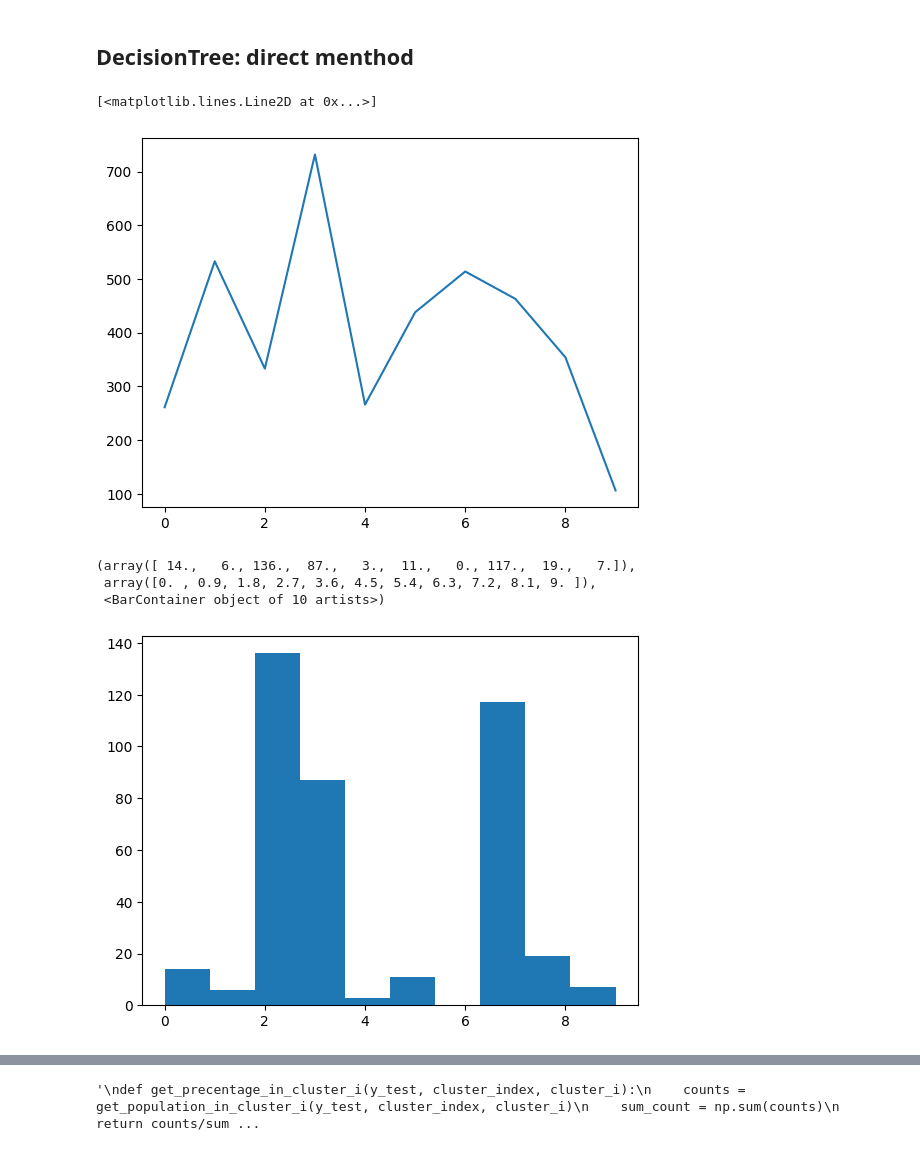
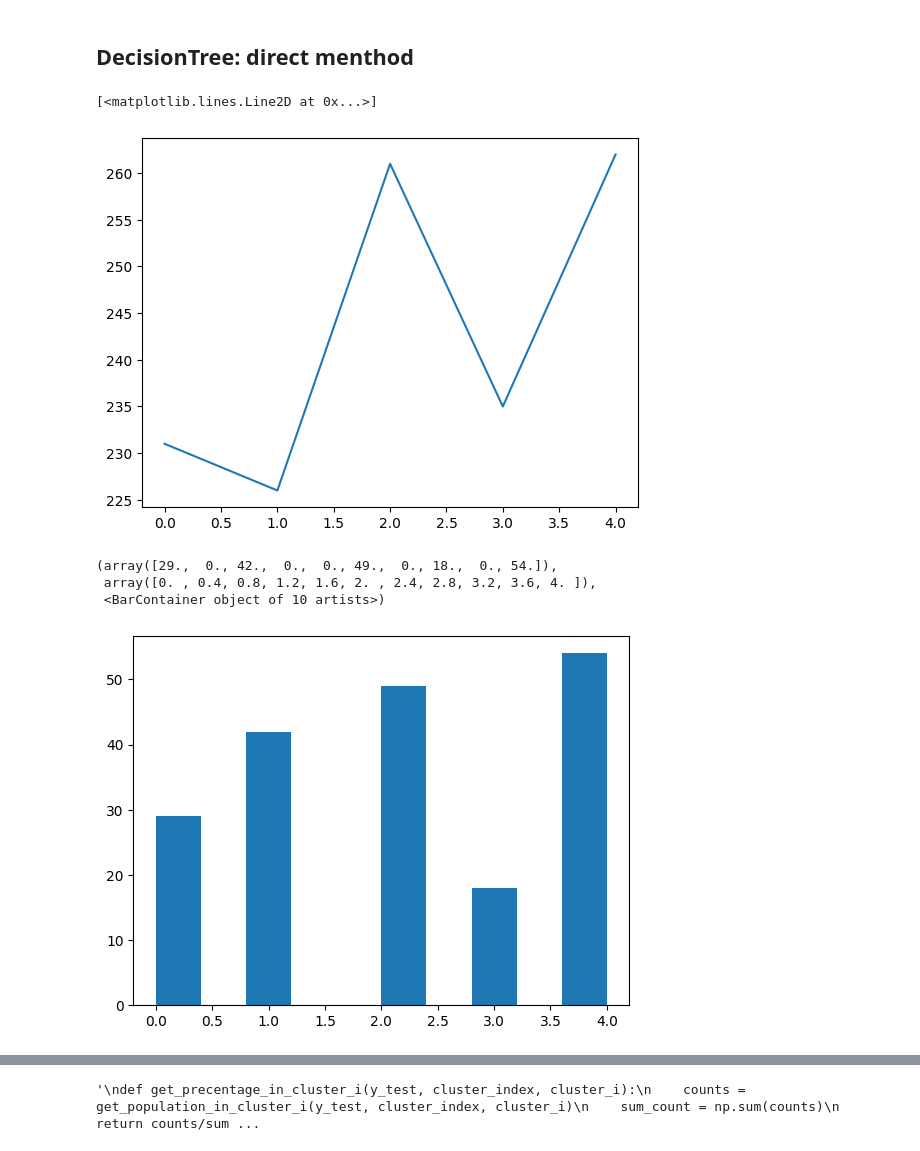
Before and after one commit to b23shen/2515-Project, a Jupyter notebook: Image Features.ipynb, the cells around one changed output, grey strips where cells are left out. Drawn from its saved outputs; the diff is of its cells as text; code cells hidden in the pictures.

Commit message:
Try on new dataset

```diff
--- a/Image Features.ipynb
+++ b/Image Features.ipynb
@@ -380,6 +381,6 @@ FileNotFoundError: [Errno 2] No such file or directory: 'mnist_png/training/0'
 # %% [markdown]
 Use the dataset from Assignment 3
 # %%
-number_of_class = 10
+number_of_class = 5
 number_of_class
 # %% [output]
@@ -419,6 +420,13 @@ array([[0.  , 0.47, 0.16, ..., 0.1 , 0.  , 0.  ],
        [0.  , 0.  , 0.  , ..., 0.  , 0.  , 0.  ]])
 # %% [markdown]
 ## DecisionTree: direct menthod
+# %%
+# Prepare dataset
+import numpy as np
+X_train = np.load("results2/X_train.npy")
+X_test = np.load("results2/X_test.npy")
+y_test = np.load("results2/y_test.npy")
+y_train = np.load("results2/y_train.npy")
 # %%
 from sklearn.tree import DecisionTreeRegressor
 from sklearn.tree import DecisionTreeClassifier
@@ -456,15 +464,15 @@ cluster_size
 plt.plot(cluster_size)
 # %% [output]
 [<matplotlib.lines.Line2D at 0x...>]
-[figure, old version]
+[figure, new version]
 # %%
 # check the distribution of clusters for class 8
-plt.hist(cluster_index[np.where(np.array(y_test)==8)])
+plt.hist(cluster_index[np.where(np.array(y_test)==2)])
 # %% [output]
-(array([ 14.,   6., 136.,  87.,   3.,  11.,   0., 117.,  19.,   7.]),
- array([0. , 0.9, 1.8, 2.7, 3.6, 4.5, 5.4, 6.3, 7.2, 8.1, 9. ]),
+(array([29.,  0., 42.,  0.,  0., 49.,  0., 18.,  0., 54.]),
+ array([0. , 0.4, 0.8, 1.2, 1.6, 2. , 2.4, 2.8, 3.2, 3.6, 4. ]),
  <BarContainer object of 10 artists>)
-[figure, old version]
+[figure, new version]
 # %%
 # the distribution of clusters for the whole dataset
 plt.hist(cluster_index)
```
Also changed, not shown: parts of 5 cells of this notebook.
